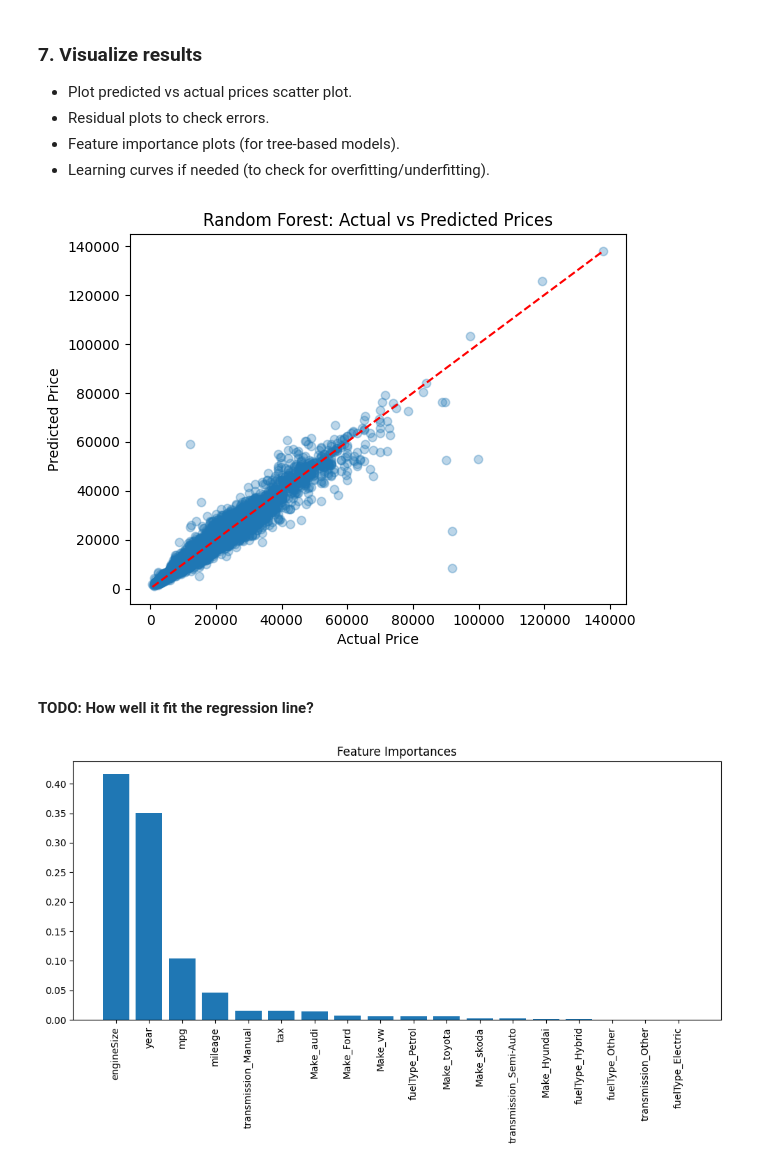
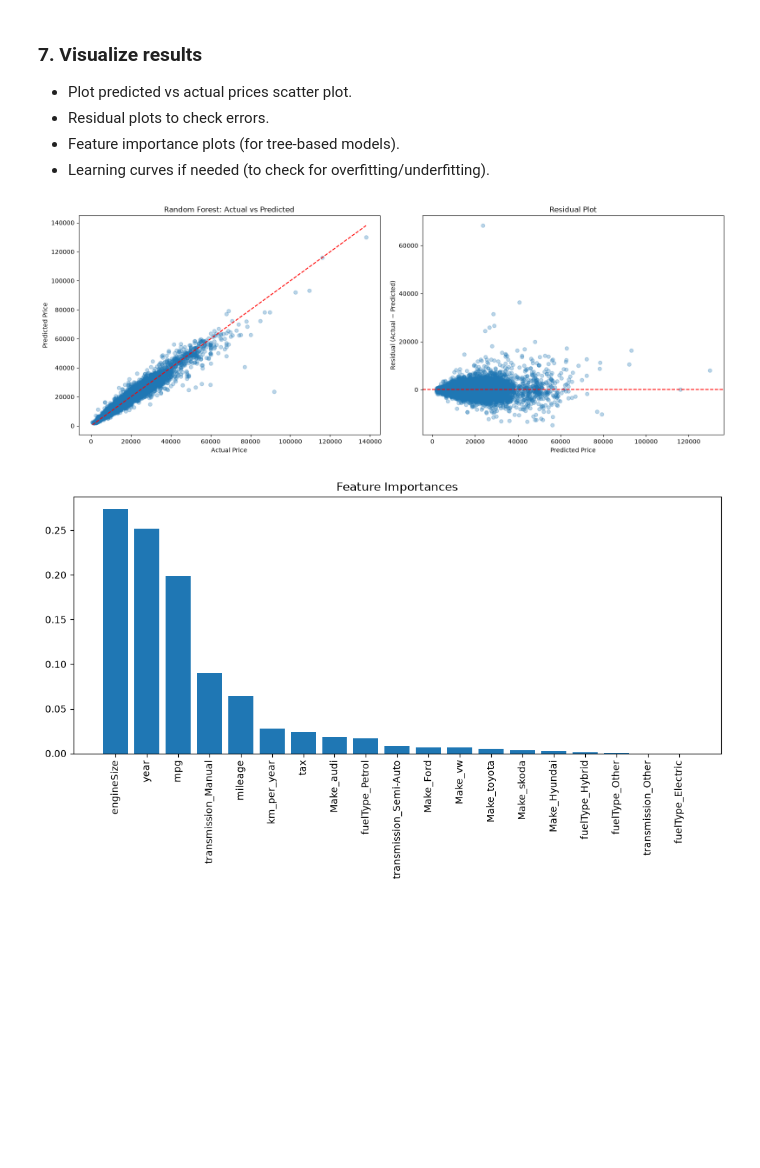
Before and after one commit to kovexison/Practica-AI, a Jupyter notebook: 01-ML-Regression/car_prices_regression.ipynb, the cells around one changed output. Saved outputs shown, nothing was run; the diff lists cells and outputs as text; code cells hidden in the pictures; blank space fills up the shorter version.

Commit message:
Car Random Forest Regressor

```diff
--- a/01-ML-Regression/car_prices_regression.ipynb
+++ b/01-ML-Regression/car_prices_regression.ipynb
@@ -863,13 +923,19 @@ RandomForestRegressor(random_state=42)
 from sklearn.metrics import mean_absolute_error, mean_squared_error, r2_score
 import numpy as np
 
-y_pred = rf.predict(X_test)
+y_pred_train = best_model.predict(X_train)
+y_pred = best_model.predict(X_test)
 
-mae = mean_absolute_error(y_test, y_pred)
-rmse = np.sqrt(mean_squared_error(y_test, y_pred))
-r2 = r2_score(y_test, y_pred)
+rmse_train = np.sqrt(mean_squared_error(y_train, y_pred_train))
+mae_train  = mean_absolute_error(y_train, y_pred_train)
+r2_train   = r2_score(y_train, y_pred_train)
 
-print(f"MAE: {mae:.2f}")
-print(f"RMSE: {rmse:.2f}")
-print(f"R²: {r2:.3f}")
+rmse_test = np.sqrt(mean_squared_error(y_test, y_pred))
+mae_test  = mean_absolute_error(y_test, y_pred)
+r2_test   = r2_score(y_test, y_pred)
+
+print(f"{'':<8}{'Train':>12}{'Test':>12}")
+print(f"{'RMSE':<8}{rmse_train:>12.4f}{rmse_test:>12.4f}")
+print(f"{'MAE':<8}{mae_train:>12.4f}{mae_test:>12.4f}")
+print(f"{'R²':<8}{r2_train:>12.4f}{r2_test:>12.4f}")
 # %% [output]
@@ -892,18 +950,30 @@ This means your model explains about 93.9% of the variance in car prices. The cl
 - Feature importance plots (for tree-based models).
 - Learning curves if needed (to check for overfitting/underfitting).
 # %%
-plt.scatter(y_test, y_pred, alpha=0.3)
-plt.xlabel("Actual Price")
-plt.ylabel("Predicted Price")
-plt.title("Random Forest: Actual vs Predicted Prices")
-plt.plot([y_test.min(), y_test.max()], [y_test.min(), y_test.max()], 'r--')
+import matplotlib.pyplot as plt
+
+residuals = y_test - y_pred
+
+fig, axes = plt.subplots(1, 2, figsize=(16, 6))
+
+axes[0].scatter(y_test, y_pred, alpha=0.3)
+axes[0].plot([y_test.min(), y_test.max()], [y_test.min(), y_test.max()], 'r--')
+axes[0].set_xlabel("Actual Price")
+axes[0].set_ylabel("Predicted Price")
+axes[0].set_title("Random Forest: Actual vs Predicted")
+
+axes[1].scatter(y_pred, residuals, alpha=0.3)
+axes[1].axhline(0, color='r', linestyle='--')
+axes[1].set_xlabel("Predicted Price")
+axes[1].set_ylabel("Residual (Actual − Predicted)")
+axes[1].set_title("Residual Plot")
+
+plt.tight_layout()
 plt.show()
 # %% [output]
-[figure, old version]
+[figure, new version]
-# %% [markdown]
-#### TODO: How well it fit the regression line?
 # %%
-importances = rf.feature_importances_
+importances = best_model.feature_importances_
 indices = np.argsort(importances)[::-1]
 features = X.columns
 
@@ -914,4 +984,4 @@ plt.xticks(range(len(importances)), features[indices], rotation=90)
 plt.tight_layout()
 plt.show()
 # %% [output]
-[figure, old version]
+[figure, new version]
```
Also changed, not shown: parts of 10 cells of this notebook.
